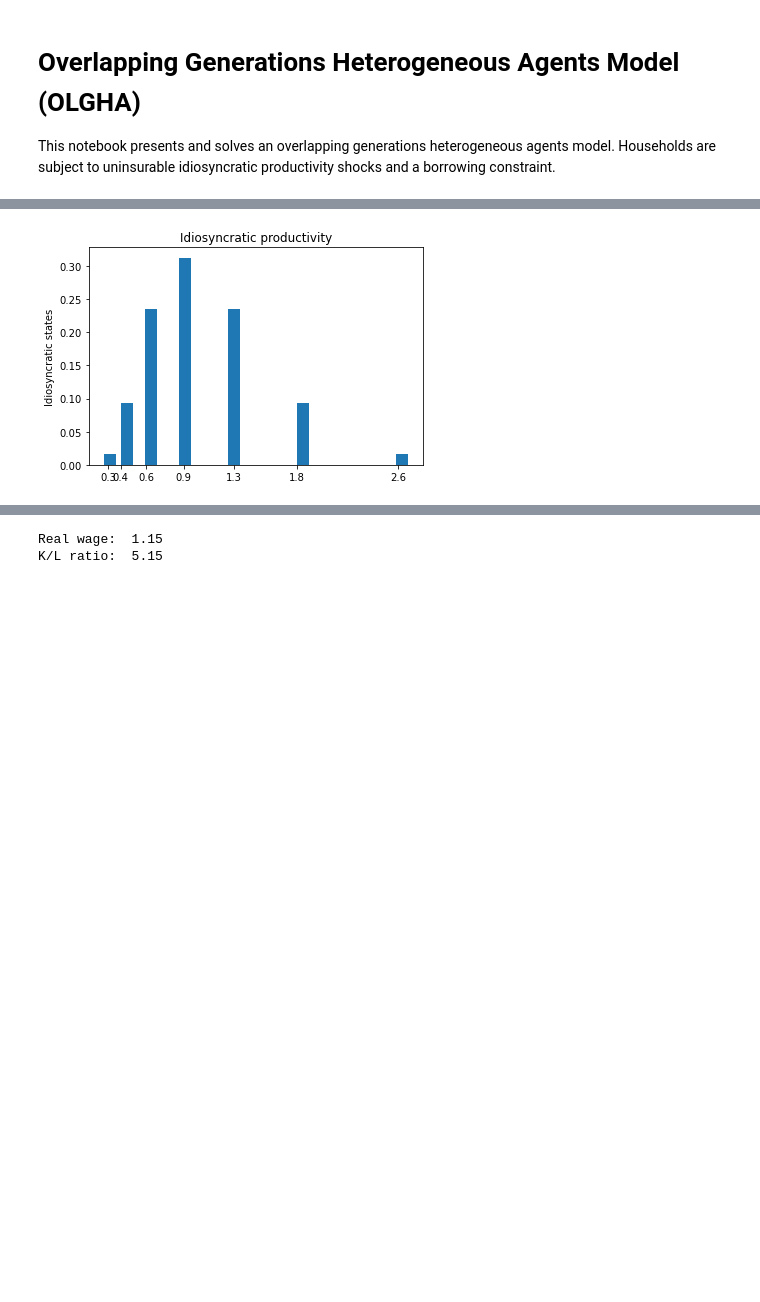
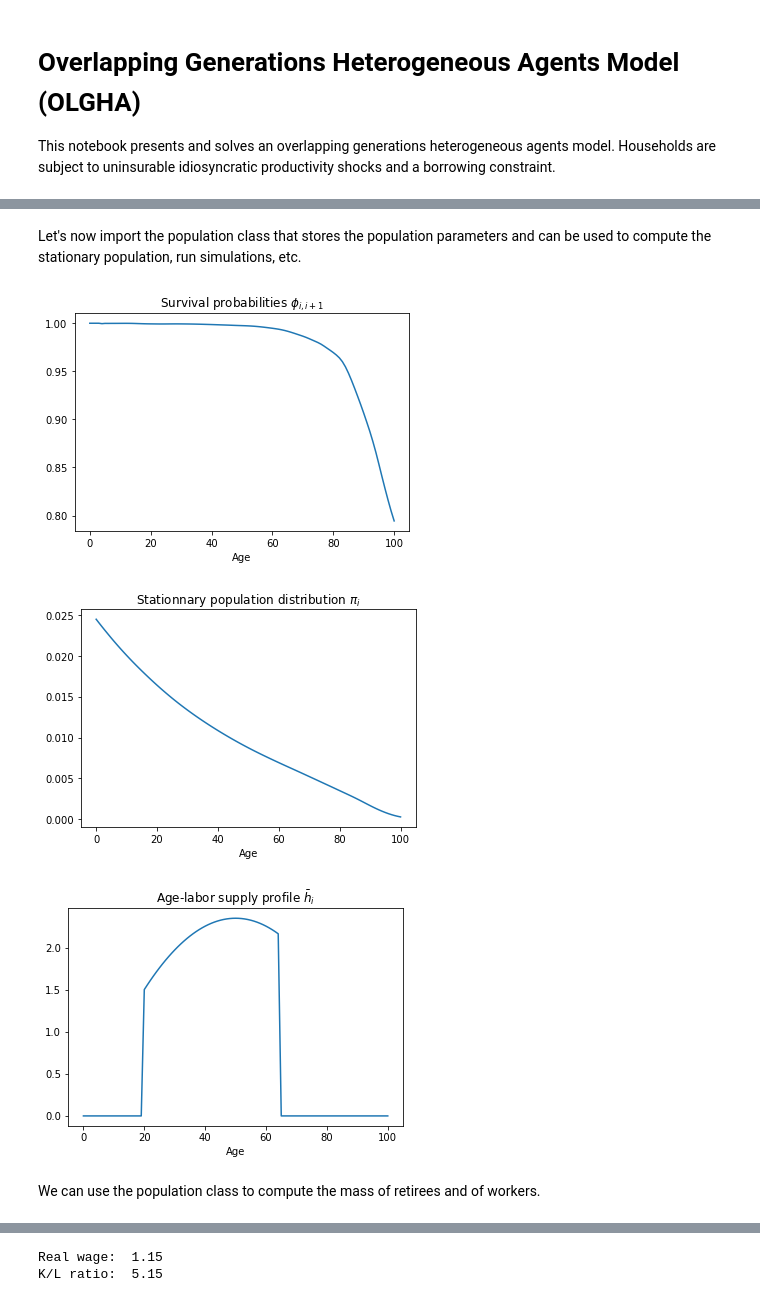
Before and after one commit to FredericMartenet/OLGHA, a Jupyter notebook: OLGHA.ipynb, the cells around one changed output, grey strips where cells are left out. Saved outputs shown, nothing was run; the diff lists cells and outputs as text; code cells hidden in the pictures; blank space fills up the shorter version.

```diff
--- a/OLGHA.ipynb
+++ b/OLGHA.ipynb
@@ -213,9 +205,25 @@ plt.show()
-# %%
-plt.bar(params['y_eps'], params['pi_eps'], width=0.1)
-plt.title('Idiosyncratic productivity')
-plt.ylabel('Stationary probaility')
-plt.ylabel('Idiosyncratic states')
-plt.xticks(np.round(params['y_eps'],1))
-plt.show()
-# %% [output]
-[figure, removed]
+# %% [markdown]
+Let's now import the population class that stores the population parameters and can be used to compute the stationary population, run simulations, etc.
+# %%
+pop = Population()
+
+plt.plot(pop.phi)
+plt.title(r'Survival probabilities $\phi_{i,i+1}$')
+plt.xlabel('Age')
+plt.show()
+
+plt.plot(pop.pi)
+plt.title(r'Stationnary population distribution $\pi_i$')
+plt.xlabel('Age')
+plt.show()
+
+plt.plot(pop.h)
+plt.title(r'Age-labor supply profile $\bar{h}_i$')
+plt.xlabel('Age')
+plt.show()
+# %% [output]
+[figure, added]
+[figure, added]
+[figure, added]
+# %% [markdown]
+We can use the population class to compute the mass of retirees and of workers.
```
Also changed, not shown: parts of 32 cells of this notebook, 8 other files.
